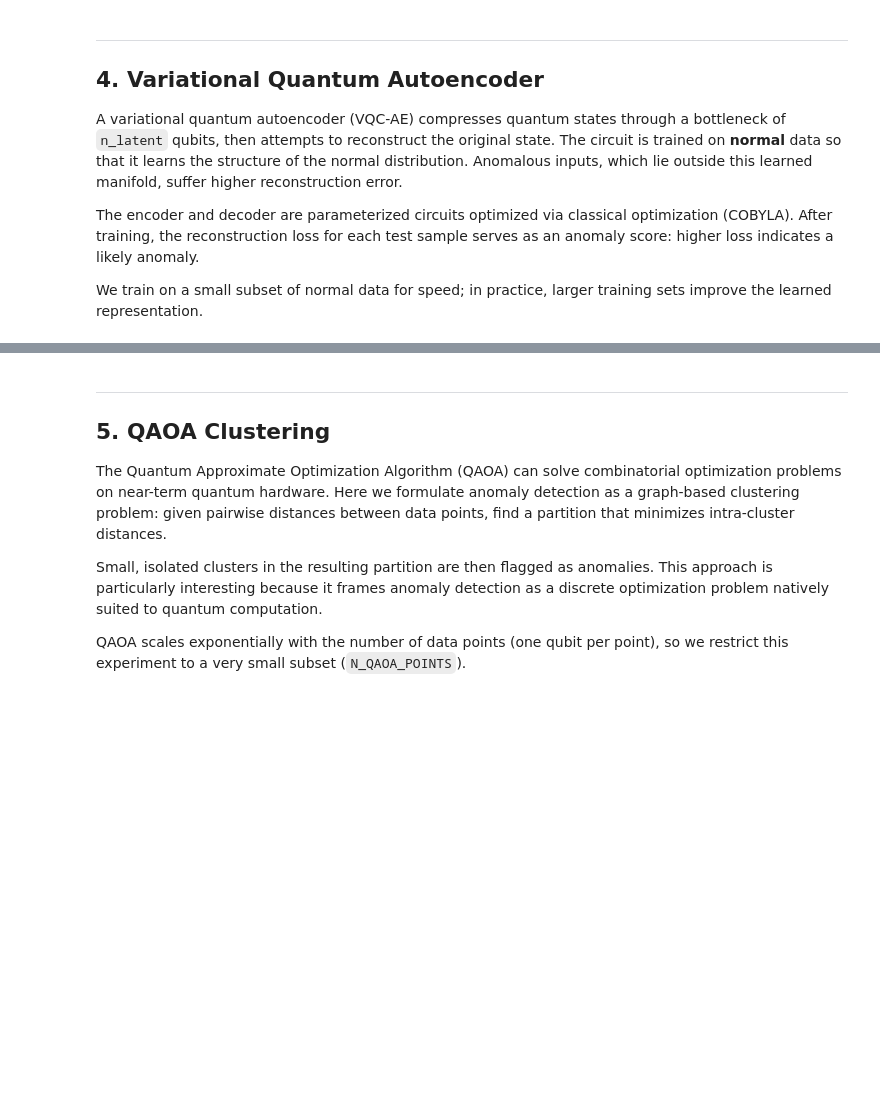
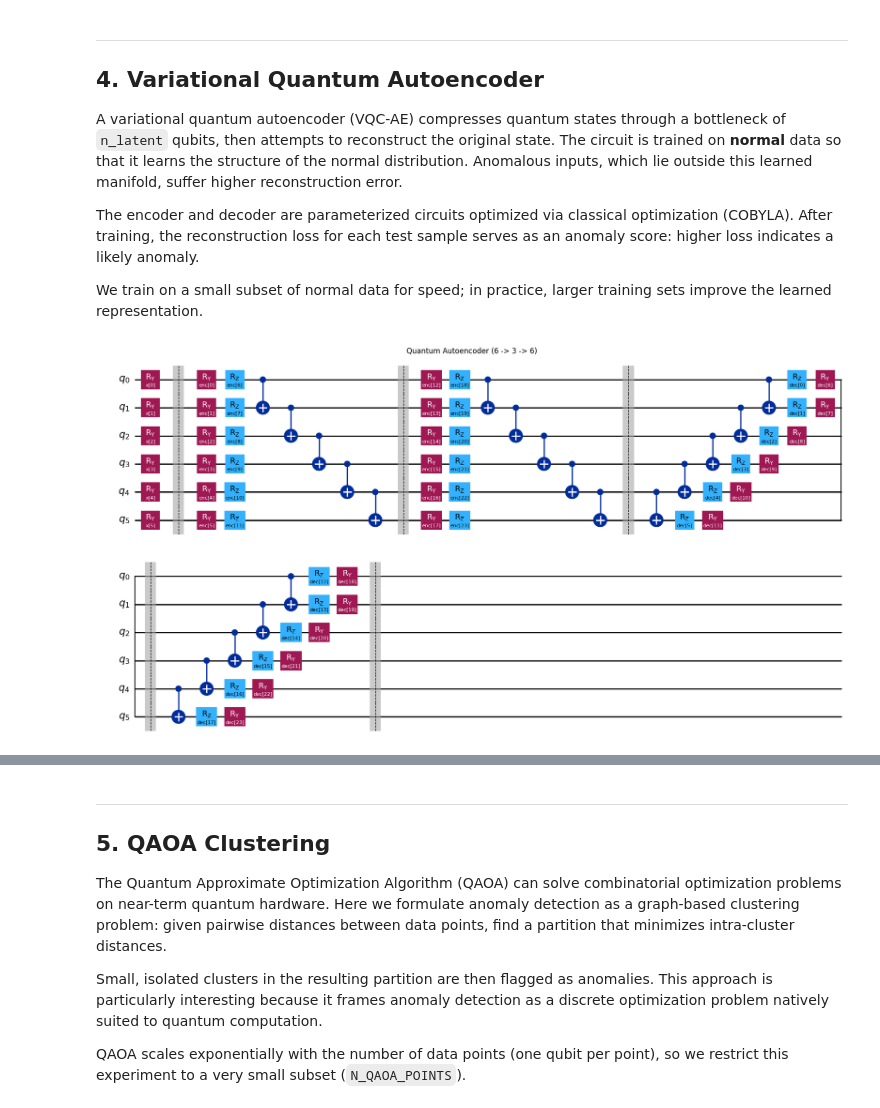
Before and after one commit to hosseinsadeghi/quantum-anomaly-detection, a Jupyter notebook: notebooks/01_tabular.ipynb, the cells around one changed output, grey strips where cells are left out. Drawn from its saved outputs; the diff is of its cells as text; code cells hidden in the pictures; blank space fills up the shorter version.

```diff
--- a/notebooks/01_tabular.ipynb
+++ b/notebooks/01_tabular.ipynb
@@ -175,3 +197,19 @@ plt.show()
+# %%
+from quantum_anomaly_detection.circuits.autoencoder import build_autoencoder_compact
+
+n_latent = N_QUBITS // 2
+ae_compact, ae_encoder, ae_decoder = build_autoencoder_compact(
+    N_QUBITS, n_latent, encoder_reps=1, decoder_reps=1
+)
+print(f'Autoencoder: {N_QUBITS} qubits, {n_latent} latent')
+print('\nCompact view:')
+display(ae_compact.draw('mpl'))
+print('\nEncoder detail:')
+display(ae_encoder.draw('mpl', fold=20))
+print('\nDecoder detail:')
+display(ae_decoder.draw('mpl', fold=20))
+# %% [output]
+[figure, added]
 # %%
 # Train on a small subset of normal data (autoencoder training is slow)
 n_ae_train = 50
```
Also changed, not shown: parts of 22 cells of this notebook, 10 other files.
